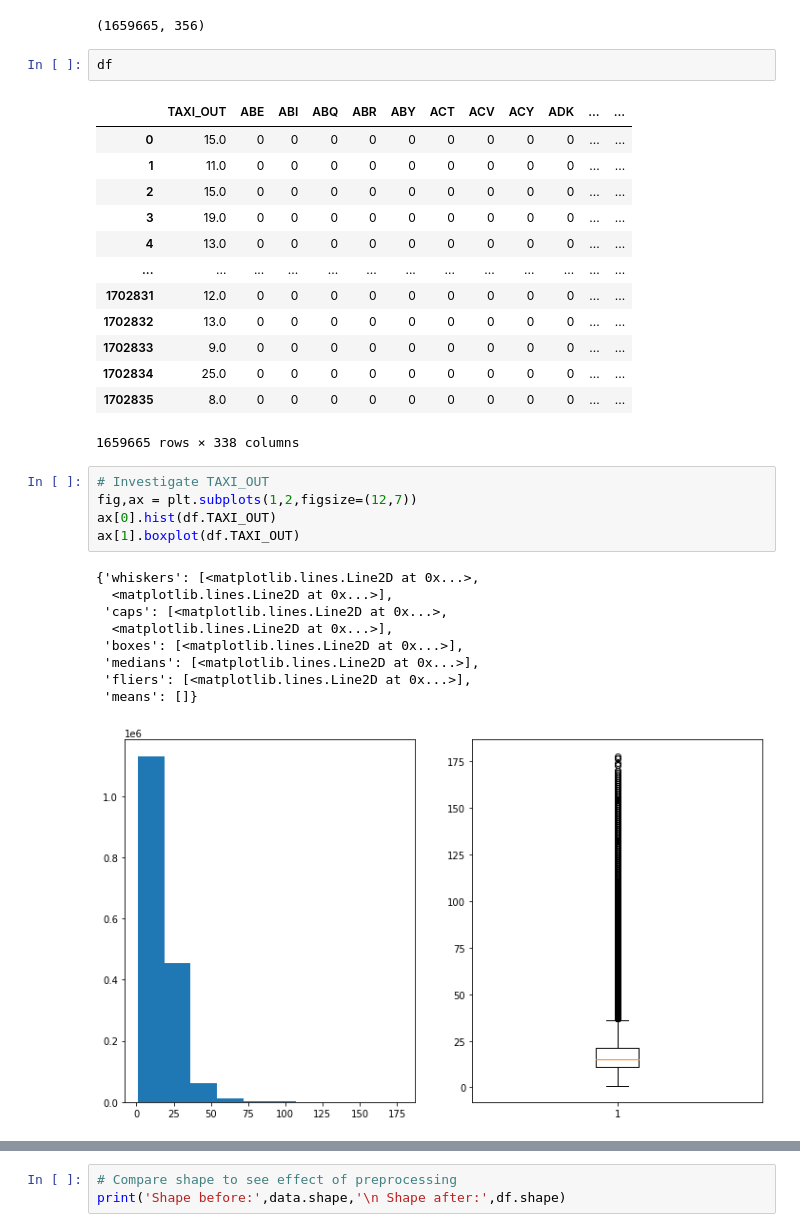
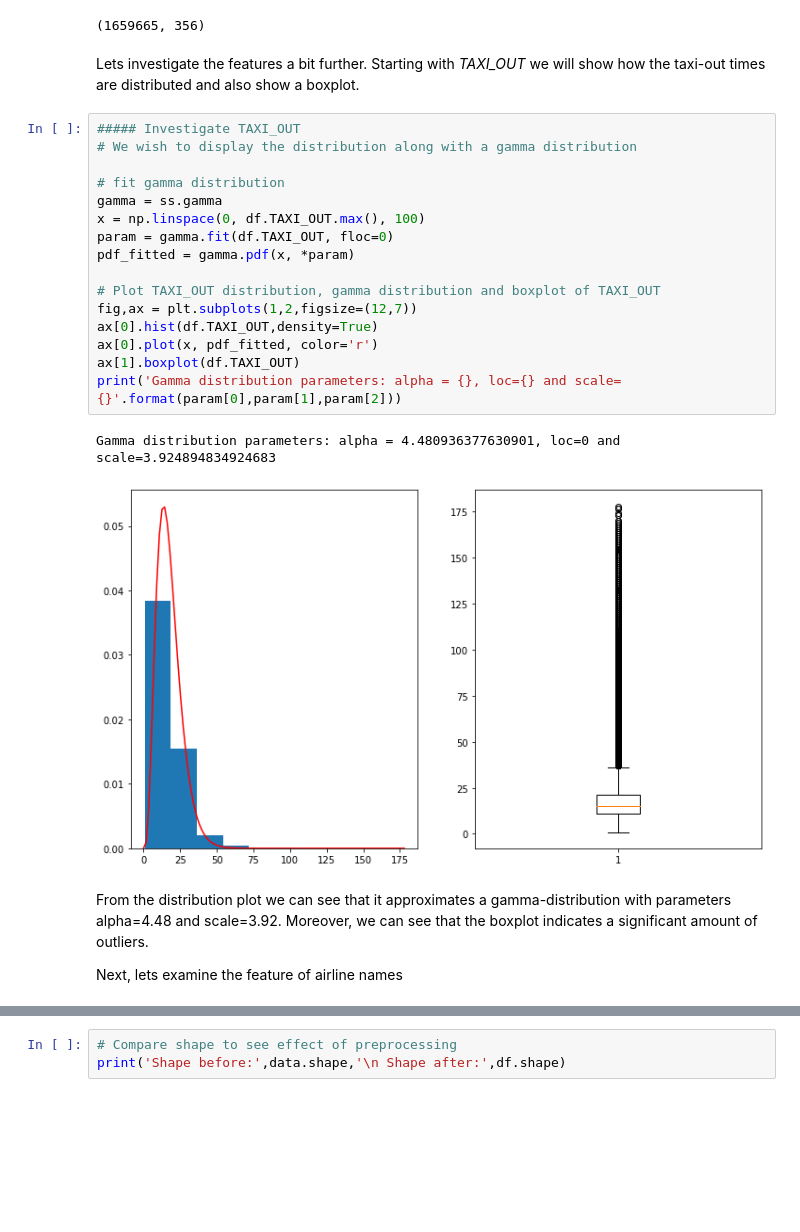
Before and after one commit to JCRL21/ModelML_project, a Jupyter notebook: preprocess.ipynb, the cells around one changed output, grey strips where cells are left out. Cells and saved outputs as stored; diff of their text form; blank space fills up the shorter version.

```diff
--- a/preprocess.ipynb
+++ b/preprocess.ipynb
@@ -34,35 +37,29 @@ df = pd.concat([df,onehot_origin,onehot_carrier],axis=1)
 print(df.shape)
 # %% [output]
 (1659665, 356)
-# %%
-df
-# %% [output]
-|  | TAXI_OUT | ABE | ABI | ABQ | ABR | ABY | ACT | ACV | ACY | ADK | ... | ... |
-| 0 | 15.0 | 0 | 0 | 0 | 0 | 0 | 0 | 0 | 0 | 0 | ... | ... |
-| 1 | 11.0 | 0 | 0 | 0 | 0 | 0 | 0 | 0 | 0 | 0 | ... | ... |
-| 2 | 15.0 | 0 | 0 | 0 | 0 | 0 | 0 | 0 | 0 | 0 | ... | ... |
-| 3 | 19.0 | 0 | 0 | 0 | 0 | 0 | 0 | 0 | 0 | 0 | ... | ... |
-| 4 | 13.0 | 0 | 0 | 0 | 0 | 0 | 0 | 0 | 0 | 0 | ... | ... |
-| ... | ... | ... | ... | ... | ... | ... | ... | ... | ... | ... | ... | ... |
-| 1702831 | 12.0 | 0 | 0 | 0 | 0 | 0 | 0 | 0 | 0 | 0 | ... | ... |
-| 1702832 | 13.0 | 0 | 0 | 0 | 0 | 0 | 0 | 0 | 0 | 0 | ... | ... |
-| 1702833 | 9.0 | 0 | 0 | 0 | 0 | 0 | 0 | 0 | 0 | 0 | ... | ... |
-| 1702834 | 25.0 | 0 | 0 | 0 | 0 | 0 | 0 | 0 | 0 | 0 | ... | ... |
-| 1702835 | 8.0 | 0 | 0 | 0 | 0 | 0 | 0 | 0 | 0 | 0 | ... | ... |
-1659665 rows × 338 columns
-# %%
-# Investigate TAXI_OUT
-fig,ax = plt.subplots(1,2,figsize=(12,7))
-ax[0].hist(df.TAXI_OUT)
-ax[1].boxplot(df.TAXI_OUT)
-# %% [output]
-{'whiskers': [<matplotlib.lines.Line2D at 0x...>,
-  <matplotlib.lines.Line2D at 0x...>],
- 'caps': [<matplotlib.lines.Line2D at 0x...>,
-  <matplotlib.lines.Line2D at 0x...>],
- 'boxes': [<matplotlib.lines.Line2D at 0x...>],
- 'medians': [<matplotlib.lines.Line2D at 0x...>],
- 'fliers': [<matplotlib.lines.Line2D at 0x...>],
- 'means': []}
-[figure, removed]
+# %% [markdown]
+Lets investigate the features a bit further. Starting with *TAXI_OUT* we will show how the taxi-out times are distributed and also show a boxplot.
+# %%
+##### Investigate TAXI_OUT
+# We wish to display the distribution along with a gamma distribution
+
+# fit gamma distribution
+gamma = ss.gamma
+x = np.linspace(0, df.TAXI_OUT.max(), 100)
+param = gamma.fit(df.TAXI_OUT, floc=0)
+pdf_fitted = gamma.pdf(x, *param)
+
+# Plot TAXI_OUT distribution, gamma distribution and boxplot of TAXI_OUT
+fig,ax = plt.subplots(1,2,figsize=(12,7))
+ax[0].hist(df.TAXI_OUT,density=True)
+ax[0].plot(x, pdf_fitted, color='r')
+ax[1].boxplot(df.TAXI_OUT)
+print('Gamma distribution parameters: alpha = {}, loc={} and scale={}'.format(param[0],param[1],param[2]))
+# %% [output]
+Gamma distribution parameters: alpha = 4.480936377630901, loc=0 and scale=3.924894834924683
+[figure, added]
+# %% [markdown]
+From the distribution plot we can see that it approximates a gamma-distribution with parameters alpha=4.48 and scale=3.92. Moreover, we can see that the boxplot indicates a significant amount of outliers.
+
+Next, lets examine the feature of airline names
 # %%
```
Also changed, not shown: parts of 11 cells of this notebook.
